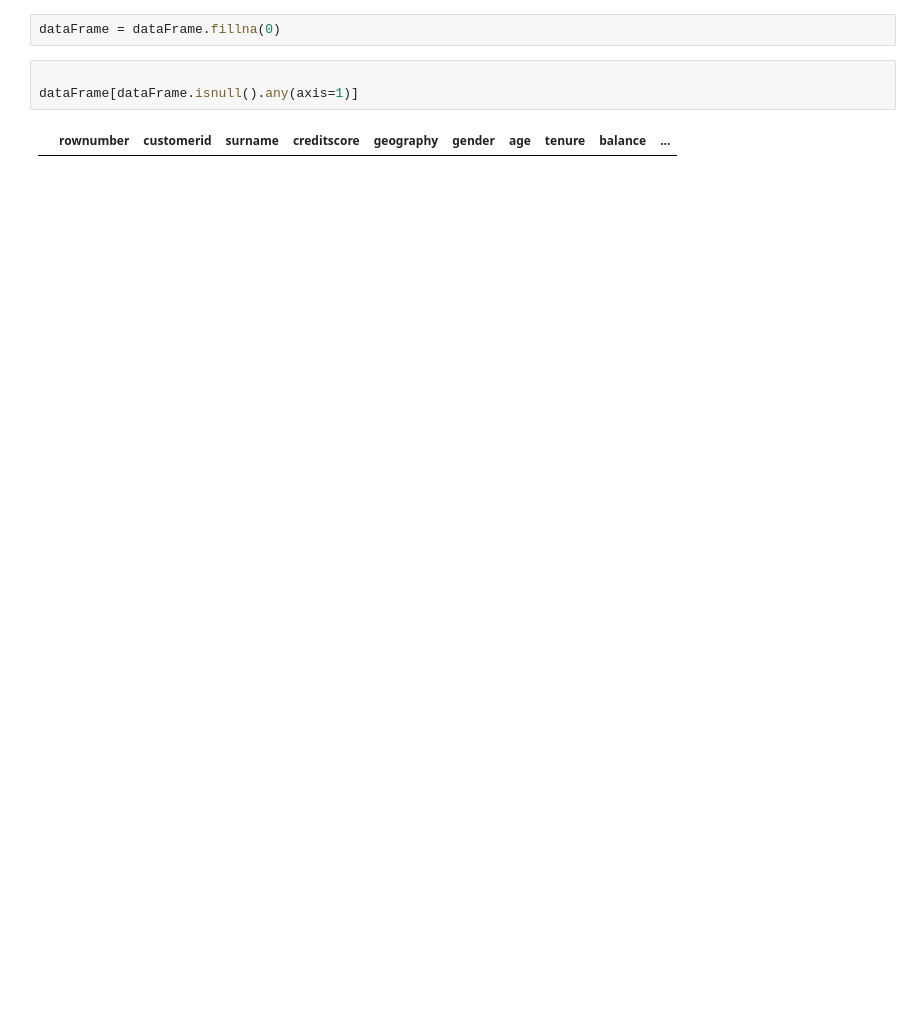
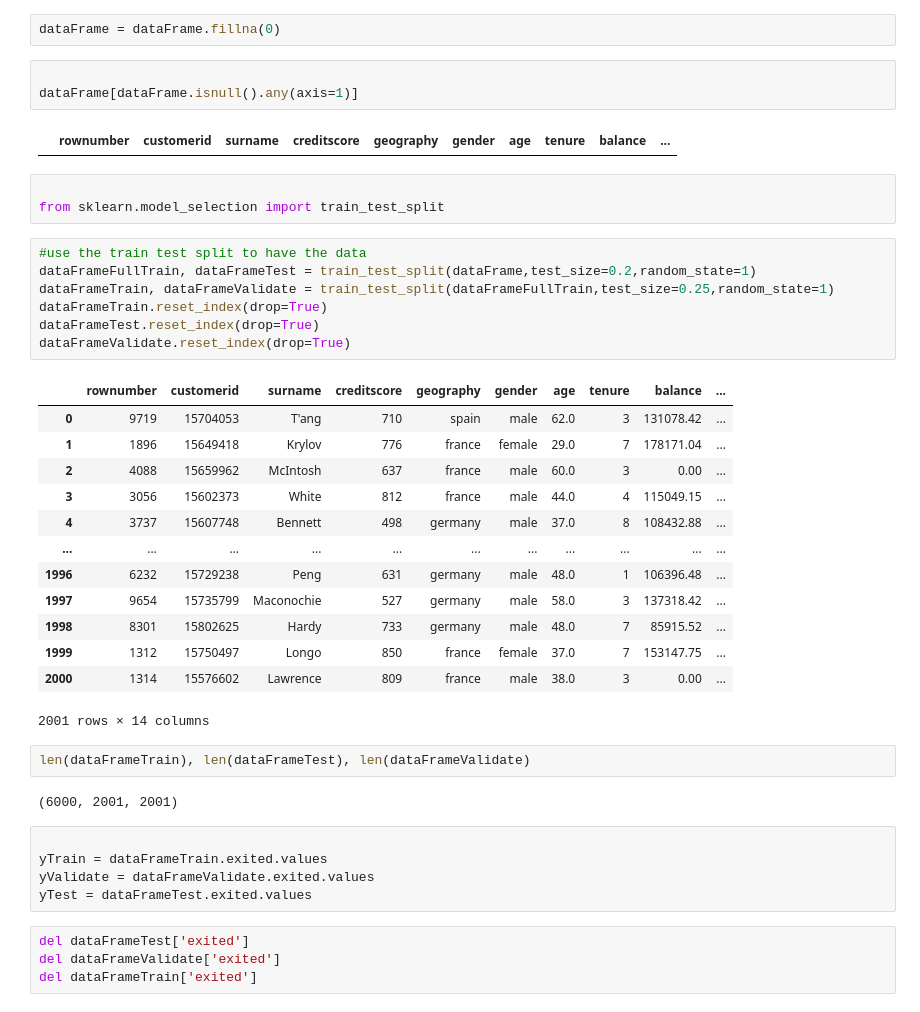
Before and after one commit to oseikofi88/rent-prediction-with-linear-regression, a Jupyter notebook: bank-churn-rate.ipynb, the cells around one changed output. Saved outputs shown, nothing was run; the diff lists cells and outputs as text; blank space fills up the shorter version.

```diff
--- a/bank-churn-rate.ipynb
+++ b/bank-churn-rate.ipynb
@@ -90,3 +101,40 @@ dataFrame = dataFrame.fillna(0)
 dataFrame[dataFrame.isnull().any(axis=1)]
 # %% [output]
 |  | rownumber | customerid | surname | creditscore | geography | gender | age | tenure | balance | ... |
+# %%
+
+from sklearn.model_selection import train_test_split
+# %%
+#use the train test split to have the data
+dataFrameFullTrain, dataFrameTest = train_test_split(dataFrame,test_size=0.2,random_state=1)
+dataFrameTrain, dataFrameValidate = train_test_split(dataFrameFullTrain,test_size=0.25,random_state=1)
+dataFrameTrain.reset_index(drop=True)
+dataFrameTest.reset_index(drop=True)
+dataFrameValidate.reset_index(drop=True)
+# %% [output]
+|  | rownumber | customerid | surname | creditscore | geography | gender | age | tenure | balance | ... |
+| 0 | 9719 | 15704053 | T'ang | 710 | spain | male | 62.0 | 3 | 131078.42 | ... |
+| 1 | 1896 | 15649418 | Krylov | 776 | france | female | 29.0 | 7 | 178171.04 | ... |
+| 2 | 4088 | 15659962 | McIntosh | 637 | france | male | 60.0 | 3 | 0.00 | ... |
+| 3 | 3056 | 15602373 | White | 812 | france | male | 44.0 | 4 | 115049.15 | ... |
+| 4 | 3737 | 15607748 | Bennett | 498 | germany | male | 37.0 | 8 | 108432.88 | ... |
+| ... | ... | ... | ... | ... | ... | ... | ... | ... | ... | ... |
+| 1996 | 6232 | 15729238 | Peng | 631 | germany | male | 48.0 | 1 | 106396.48 | ... |
+| 1997 | 9654 | 15735799 | Maconochie | 527 | germany | male | 58.0 | 3 | 137318.42 | ... |
+| 1998 | 8301 | 15802625 | Hardy | 733 | germany | male | 48.0 | 7 | 85915.52 | ... |
+| 1999 | 1312 | 15750497 | Longo | 850 | france | female | 37.0 | 7 | 153147.75 | ... |
+| 2000 | 1314 | 15576602 | Lawrence | 809 | france | male | 38.0 | 3 | 0.00 | ... |
+2001 rows × 14 columns
+# %%
+len(dataFrameTrain), len(dataFrameTest), len(dataFrameValidate)
+# %% [output]
+(6000, 2001, 2001)
+# %%
+
+yTrain = dataFrameTrain.exited.values
+yValidate = dataFrameValidate.exited.values
+yTest = dataFrameTest.exited.values
+# %%
+del dataFrameTest['exited']
+del dataFrameValidate['exited']
+del dataFrameTrain['exited']
```
Also changed, not shown: parts of 20 cells of this notebook.
